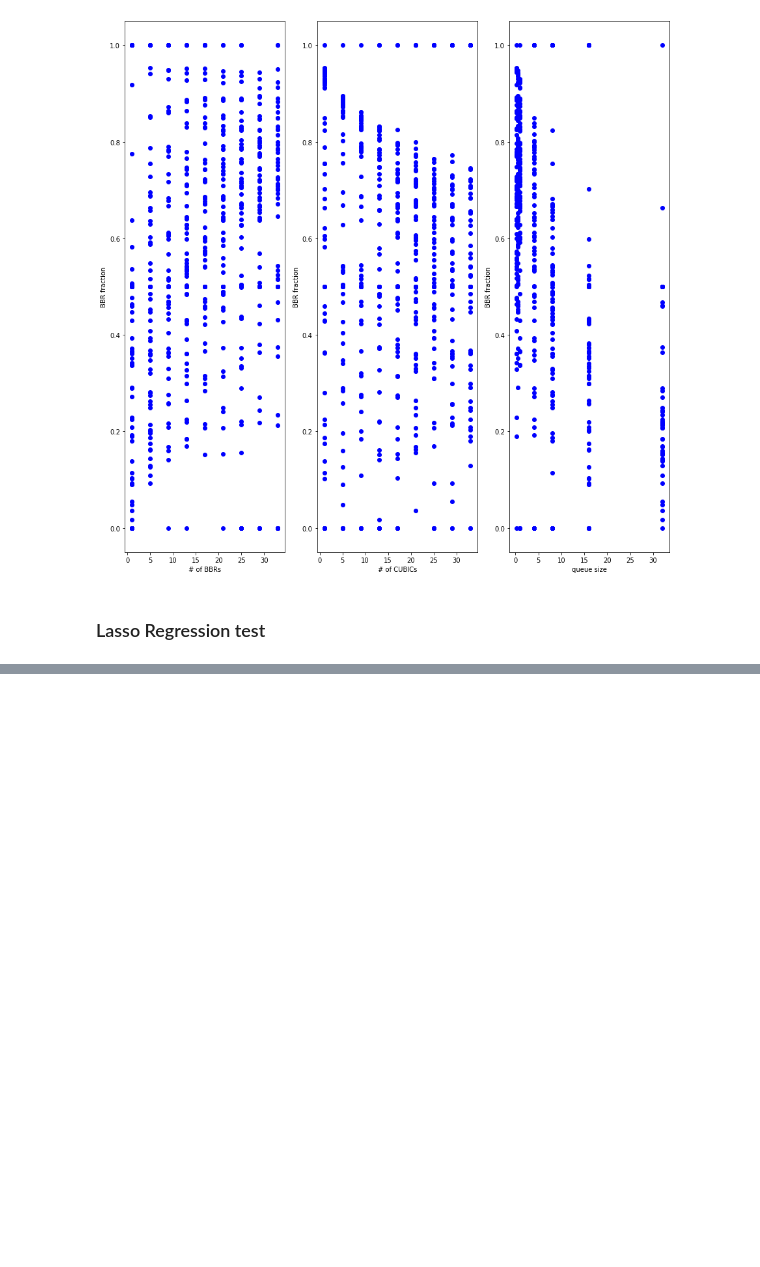
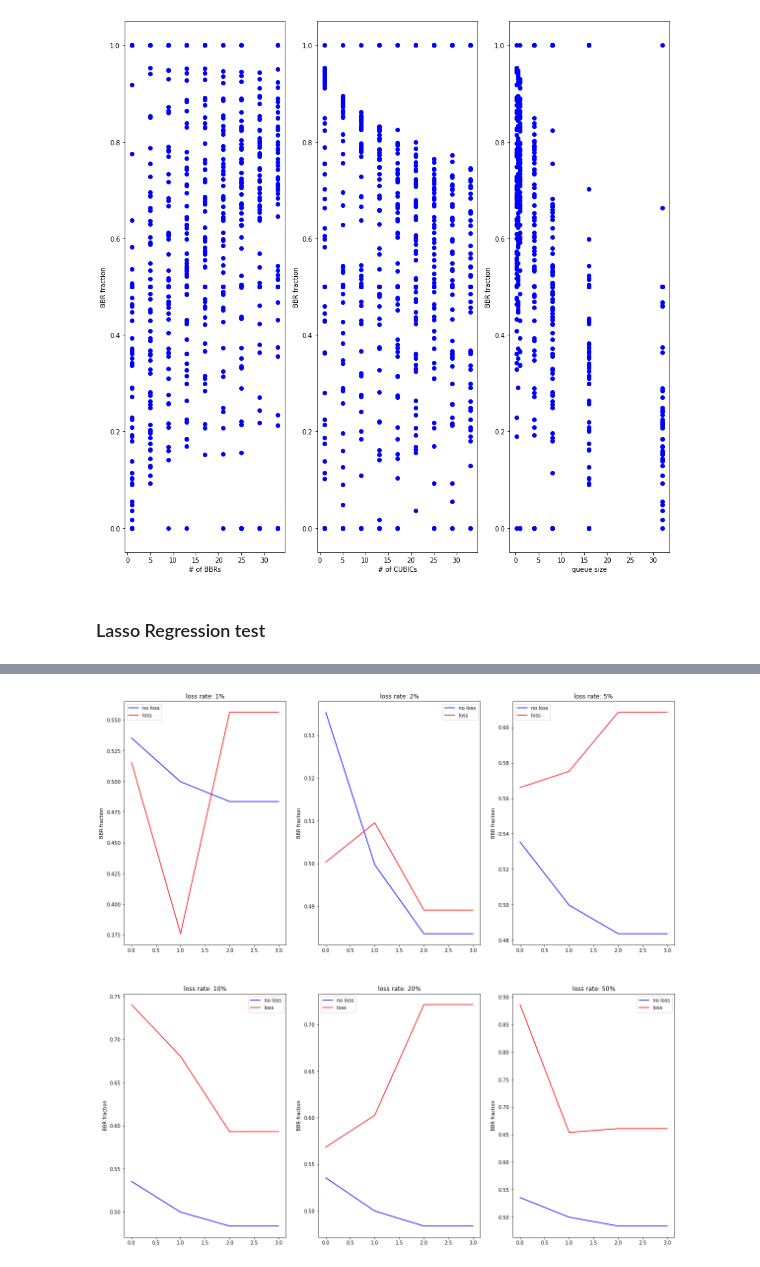
Before and after one commit to ShiboXing/WAN, a Jupyter notebook: proj4/setup/Data Test.ipynb, the cells around one changed output, grey strips where cells are left out. Cells and saved outputs as stored; diff of their text form; code cells hidden in the pictures; blank space fills up the shorter version.

Commit message:
feat: add analysis for simulated loss rate

```diff
--- a/proj4/setup/Data Test.ipynb
+++ b/proj4/setup/Data Test.ipynb
@@ -79,7 +99,7 @@ plt.show()
 # EXP2
 ### collect all BBR bandwidths data
 # %%
-dataset = np.empty((0, 4), int)
+dataset = np.empty((0, 4))
 for bn in bbr_num:
     for cn in cubic_num:
         for bdp in queues:
@@ -188,0 +207,15 @@ print(lrg)
+# %%
+bw = 10 # mb
+rtt = 40 # ms
+loss_num = (9, 13)
+bbr_num = (9, 13)
+bdp = 4
+loss_rate = [1, 2, 5, 10, 20, 50]
+
+l_dataset = np.empty((0, 4))
+for l in loss_rate:
+    for n in bbr_num:
+        for m in loss_num:
+            b_rate, l_rate = get_loss_bps(4, n, m, True, lr=l), get_loss_bps(4, n, m, False, lr=l)
+            l_dataset = np.append(l_dataset, np.array([[b_rate / (b_rate + l_rate), l, n, m]]), axis=0)
+print(l_dataset)
@@ -188,0 +240,34 @@ print(lrg)
+# %%
+fig = plt.figure(1, figsize=(20, 20))
+queues = [0.25, 0.5, 1, 4, 8, 16, 32]
+i = 1
+for l in loss_rate:
+    l_bmask = l_dataset[:, 1] == l
+    l_mask1 = l_bmask & (l_dataset[:, 2] == 13) & (l_dataset[:, 3] == 9)
+    l_mask2 = l_bmask & (l_dataset[:, 2] == 13) & (l_dataset[:, 3] == 13)
+    l_mask3 = l_bmask & (l_dataset[:, 2] == 9) & (l_dataset[:, 3] == 9)
+    l_mask4 = l_bmask & (l_dataset[:, 2] == 13) & (l_dataset[:, 3] == 13)
+    l_masks = [l_mask1, l_mask3, l_mask2, l_mask4]
+
+    bmask = dataset[:, 1] == 4
+    mask1 = bmask & (dataset[:, 2] == 13) & (dataset[:, 3] == 9)
+    mask2 = bmask & (dataset[:, 2] == 13) & (dataset[:, 3] == 13)
+    mask3 = bmask & (dataset[:, 2] == 9) & (dataset[:, 3] == 9)
+    mask4 = bmask & (dataset[:, 2] == 13) & (dataset[:, 3] == 13)
+    r_masks = [mask1, mask3, mask2, mask4]
+    l_rates = [l_dataset[m][0][0] for m in l_masks]
+    r_rates = [dataset[m][0][0] for m in r_masks]
+
+    ax = fig.add_subplot(int(f'23{i}'))
+    i += 1
+    ax.set_title(f'loss rate: {l}%')
+#     ax.xaxis.set_ticklabels([0] + queues)
+#     ax.set_xlabel('queue size (# of BDPs)')
+    ax.set_ylabel('BBR fraction')
+    ax.plot(r_rates, color='b', label='no loss')
+    ax.plot(l_rates, color='r', label='loss')
+    ax.legend()
+
+plt.show()
+# %% [output]
+[figure, added]
```
Also changed, not shown: parts of 5 cells of this notebook, 2 other files.
